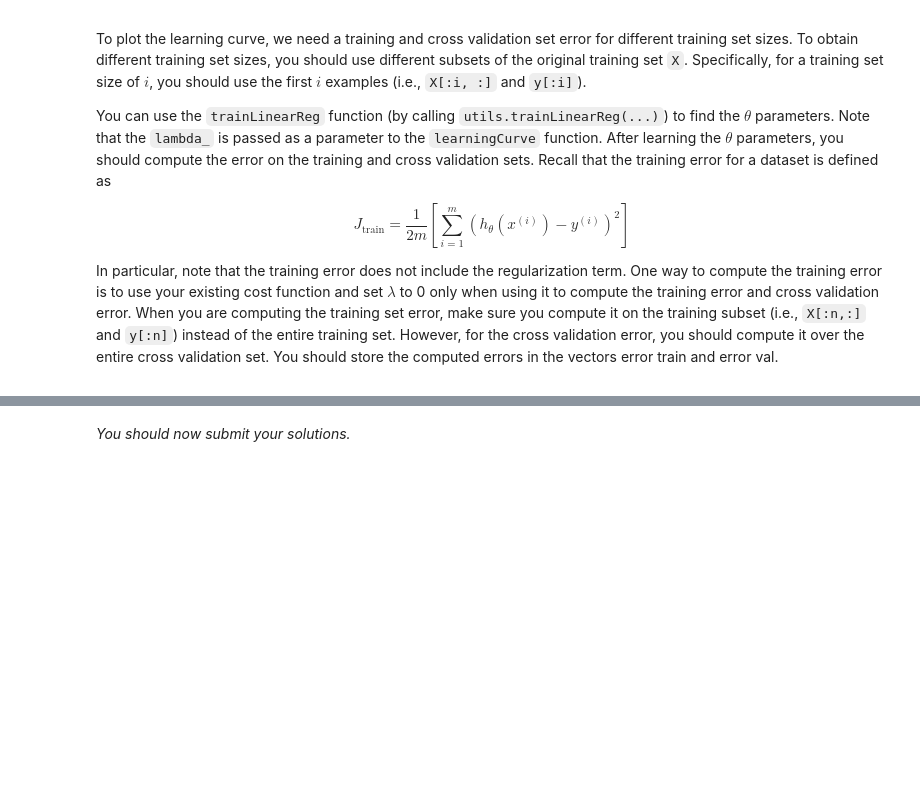
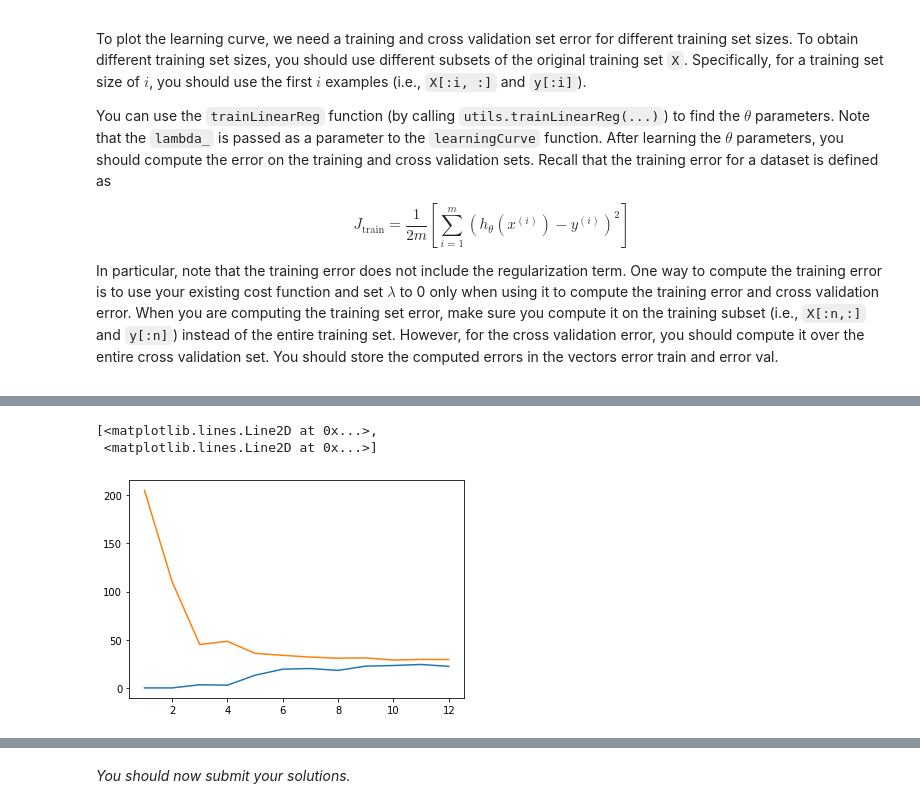
Before and after one commit to waylandsingh/ml-coursera-python-assignments, a Jupyter notebook: Exercise5/exercise5.ipynb, the cells around one changed output, grey strips where cells are left out. Drawn from its saved outputs; the diff is of its cells as text; code cells hidden in the pictures; blank space fills up the shorter version.

```diff
--- a/Exercise5/exercise5.ipynb
+++ b/Exercise5/exercise5.ipynb
@@ -361,6 +394,12 @@ When you are finished implementing the function `learningCurve`, executing the n
 ![](Figures/learning_curve.png)
 
 In the learning curve figure, you can observe that both the train error and cross validation error are high when the number of training examples is increased. This reflects a high bias problem in the model - the linear regression model is too simple and is unable to fit our dataset well. In the next section, you will implement polynomial regression to fit a better model for this dataset.
+# %%
+pyplot.plot(np.arange(1,m+1), error_train, np.arange(1,m+1), error_val)
+# %% [output]
+[<matplotlib.lines.Line2D at 0x...>,
+ <matplotlib.lines.Line2D at 0x...>]
+[figure, added]
 # %%
 X_aug = np.concatenate([np.ones((m, 1)), X], axis=1)
 Xval_aug = np.concatenate([np.ones((yval.size, 1)), Xval], axis=1)
```
Also changed, not shown: parts of 10 cells of this notebook.
